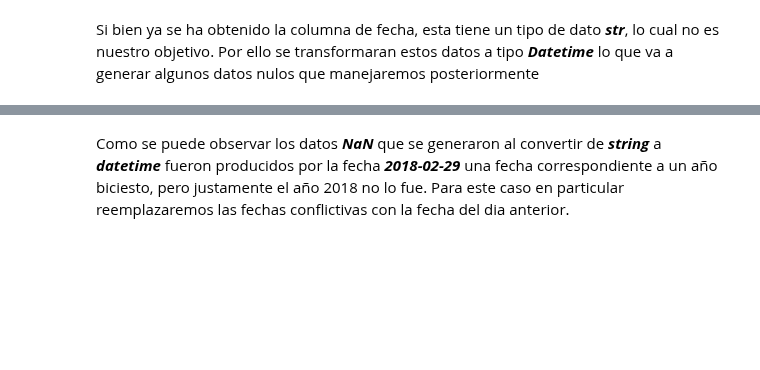
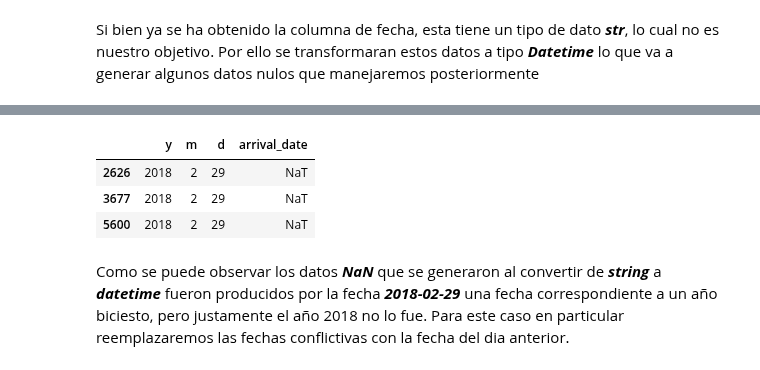
Before and after one commit to arielRas/CoderHouseDataScience-ProyectoFinal, a Jupyter notebook: DataWrangling.ipynb, the cells around one changed output, grey strips where cells are left out. Saved outputs shown, nothing was run; the diff lists cells and outputs as text; code cells hidden in the pictures; blank space fills up the shorter version.

```diff
--- a/DataWrangling.ipynb
+++ b/DataWrangling.ipynb
@@ -269,6 +273,11 @@ dates.arrival_date.info()
 # %%
-#observando datos nulos
-dates.loc[dates.arrival_date.isna()].head(5)
+#OBSERVACION DE DATOS NULOS
+dates.loc[dates.arrival_date.isna()].head(3)
+# %% [output]
+|  | y | m | d | arrival_date |
+| 2626 | 2018 | 2 | 29 | NaT |
+| 3677 | 2018 | 2 | 29 | NaT |
+| 5600 | 2018 | 2 | 29 | NaT |
 # %% [markdown]
 Como se puede observar los datos ***NaN*** que se generaron al convertir de ***string*** a ***datetime*** fueron producidos por la fecha ***2018-02-29*** una fecha correspondiente a un año biciesto, pero justamente el año 2018 no lo fue. Para este caso en particular reemplazaremos las fechas conflictivas con la fecha del dia anterior.
 # %%
```
Also changed, not shown: parts of 31 cells of this notebook.
